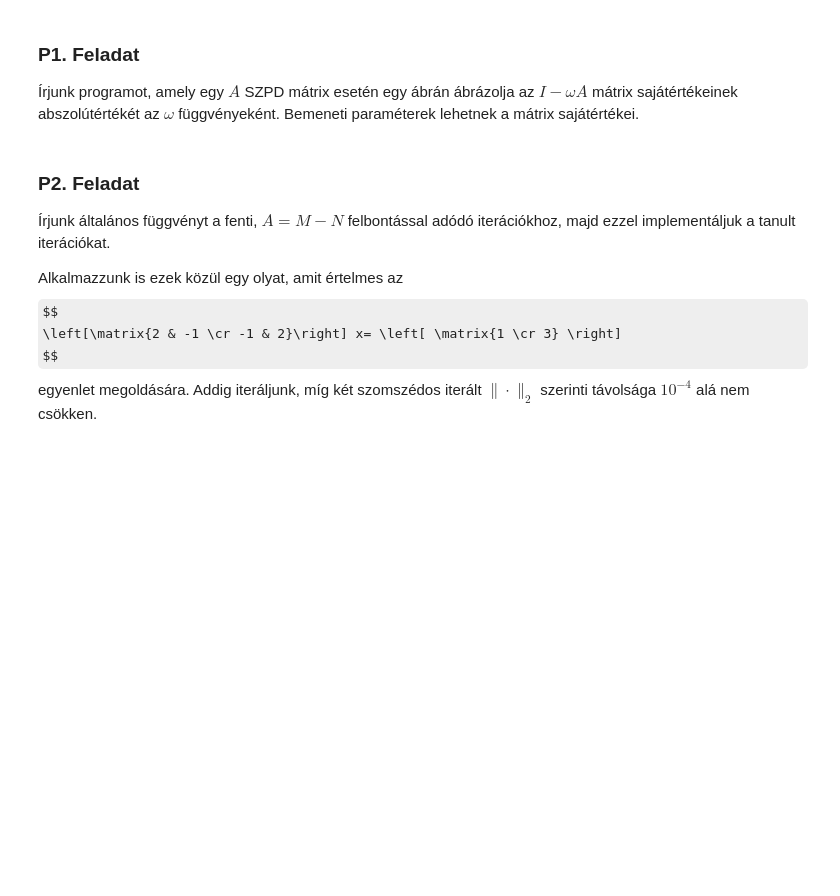
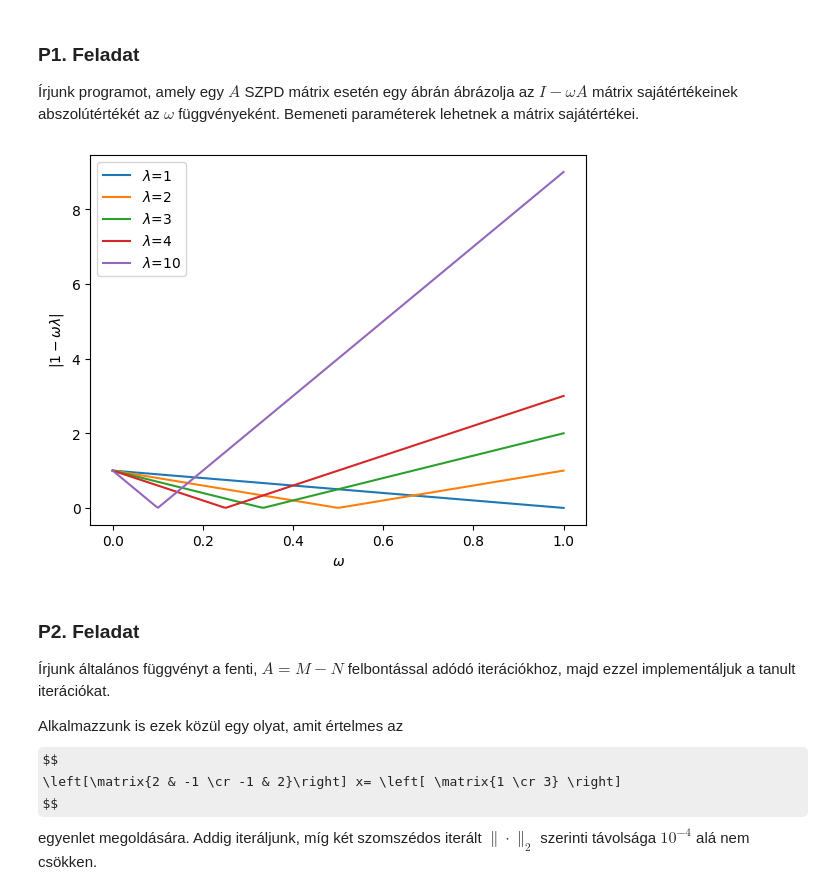
Before and after one commit to magabor42/nummod, a Jupyter notebook: 03.feladatsor.ipynb, the cells around one changed output. Saved outputs shown, nothing was run; the diff lists cells and outputs as text; code cells hidden in the pictures; some formulas as TeX source; blank space fills up the shorter version.

```diff
--- a/03.feladatsor.ipynb
+++ b/03.feladatsor.ipynb
@@ -239,3 +242,20 @@ c) Mutassuk meg, hogy a normálegyenlet megoldása egybeesik a $\phi_{\tilde A,
+# %%
+def vplot (lambdas, omega_min=0, omega_max=1):
+    assert omega_max>omega_min
+
+    ax=plt.axes()
+
+    omegas = np.linspace(omega_min,omega_max,200)
+    for lam in lambdas:
+        ax.plot(omegas, abs(1-omegas*lam), label=fr"$\lambda$={lam}")
+
+    ax.legend()
+    ax.set_xlabel(r"$\omega$")
+    ax.set_ylabel(r"$|1-\omega\lambda|$")
+
+vplot([1,2,3,4,10])
+# %% [output]
+[figure, added]
 # %% [markdown]
 ### P2. Feladat
 Írjunk általános függvényt a fenti, $A = M-N$ felbontással adódó iterációkhoz, majd ezzel implementáljuk a tanult iterációkat.
```
Also changed, not shown: parts of 2 cells of this notebook.
